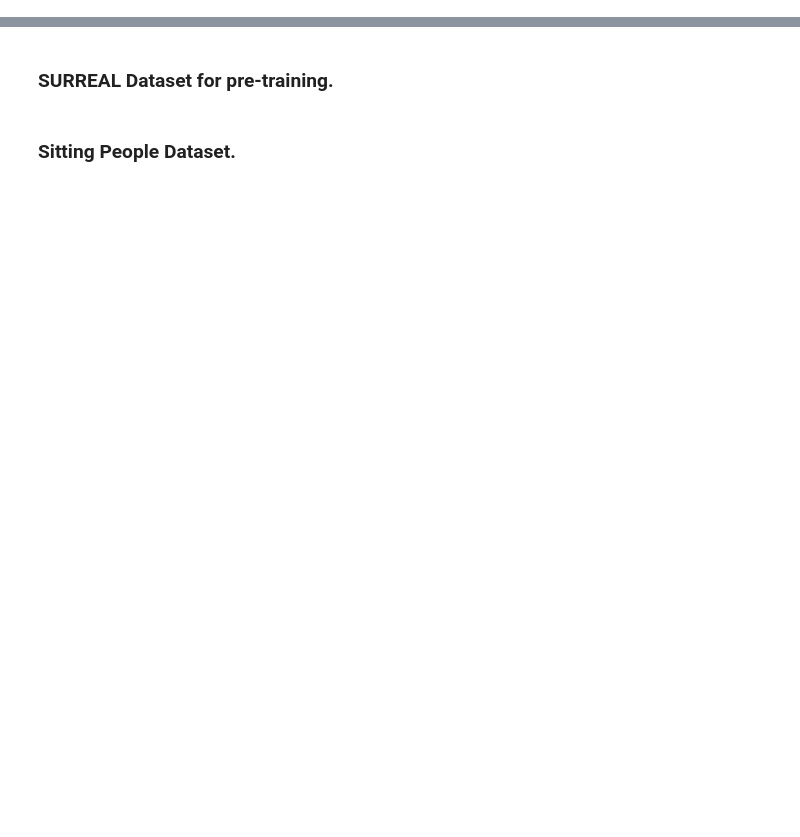
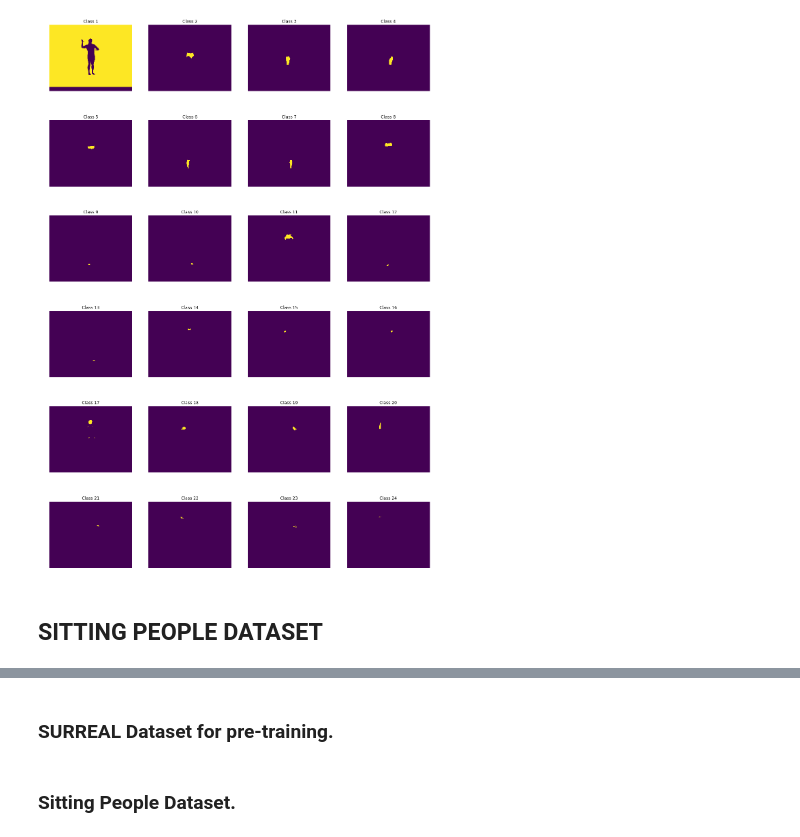
Before and after one commit to BobrG/dl_coursework, a Jupyter notebook: segmentation_pytorch.ipynb, the cells around one changed output, grey strips where cells are left out. Saved outputs shown, nothing was run; the diff lists cells and outputs as text; code cells hidden in the pictures; blank space fills up the shorter version.

```diff
--- a/segmentation_pytorch.ipynb
+++ b/segmentation_pytorch.ipynb
@@ -22,0 +56,21 @@ from torch.autograd import Variable
+# %%
+def show_pics(imgs, col, row):
+    fig = plt.figure(figsize=(5*col,5*row))
+    for i in range(0, col*row):
+        fig.add_subplot(row, col, i + 1)
+        plt.imshow(imgs[i])
+        plt.title('Class ' + str(i+1))
+        plt.axis("off")
+# %%
+demonstrate_classes = np.zeros((25, 256, 320))
+
+for i in range(len(demonstrate_map)):
+    row = demonstrate_map[i]
+    for j in range(len(row)):
+        demonstrate_classes[row[j], i, j] = 1.0
+# %%
+show_pics(demonstrate_classes, 4, 6)
+# %% [output]
+[figure, added]
+# %% [markdown]
+## SITTING PEOPLE DATASET
```
Also changed, not shown: parts of 45 cells of this notebook.
